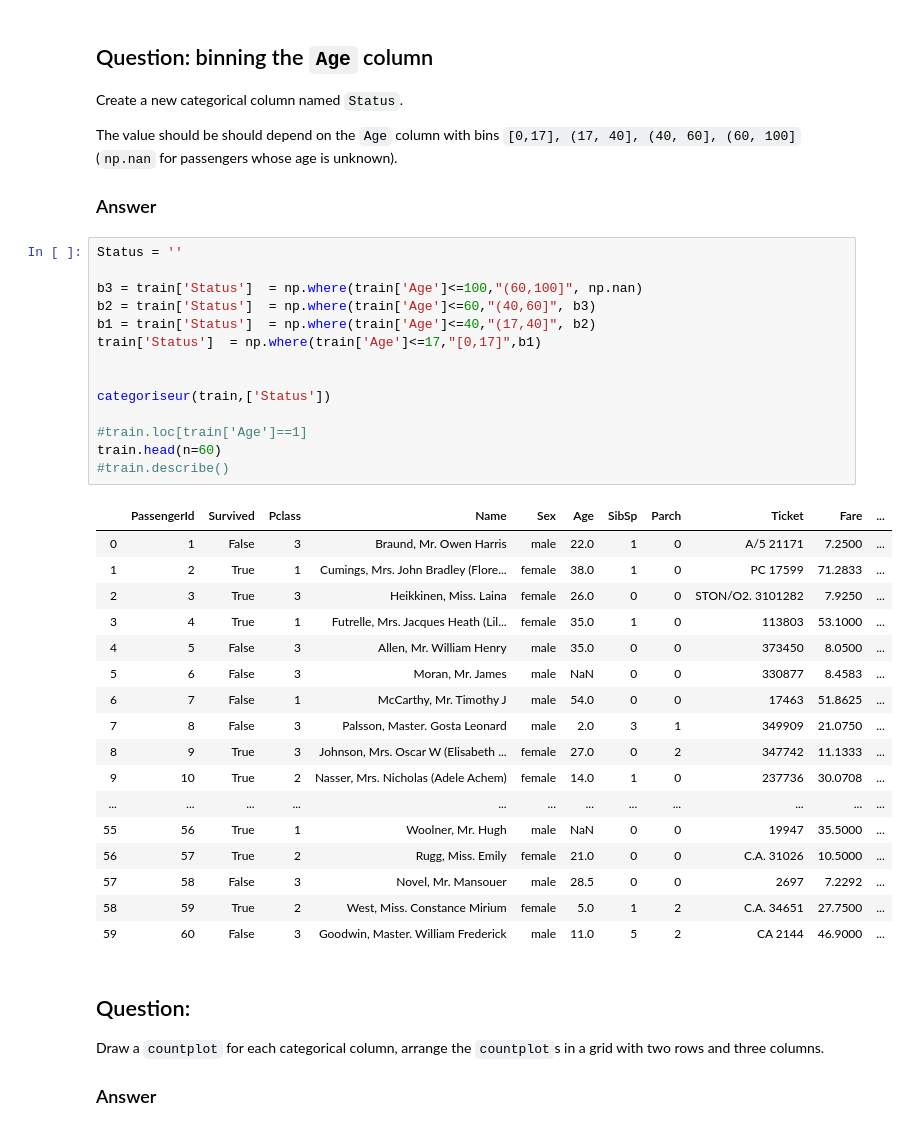
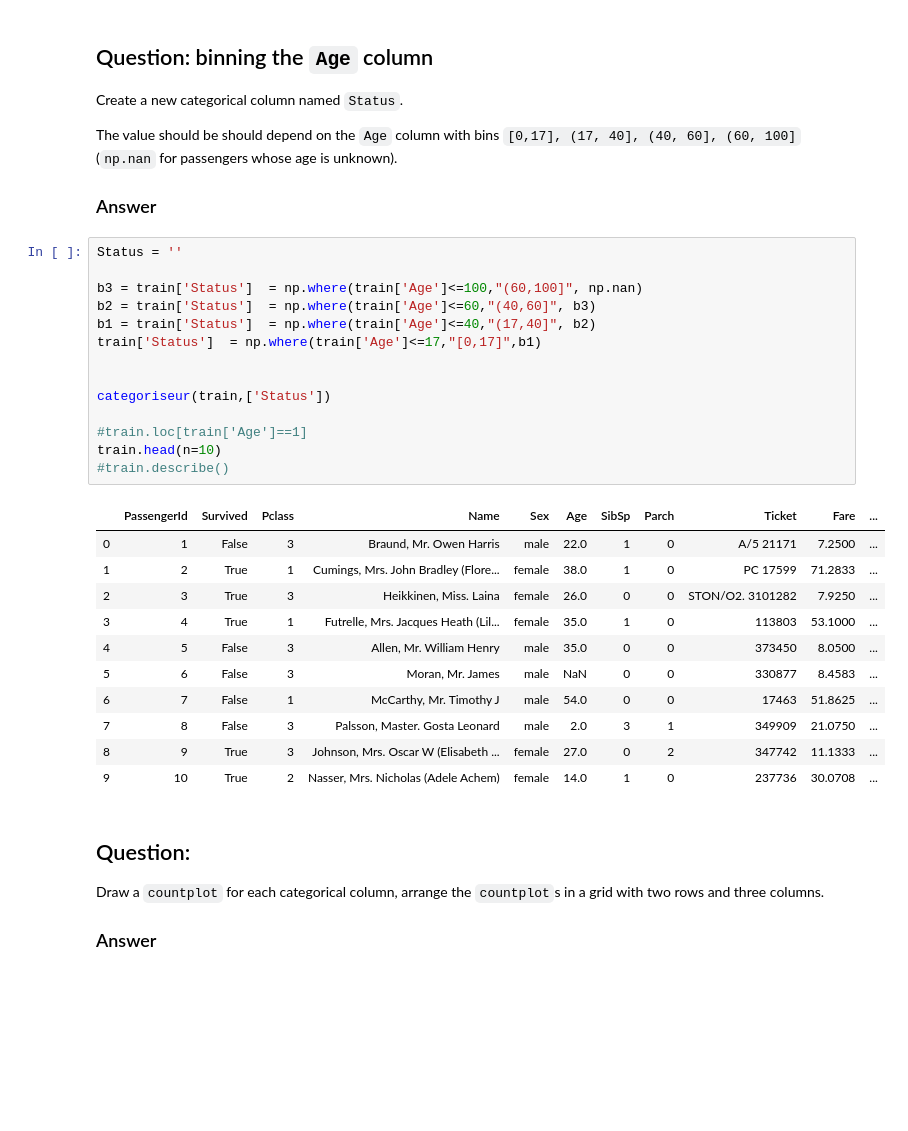
Before and after one commit to idardo97/big_data, a Jupyter notebook: homework01.ipynb, the cells around one changed output. Saved outputs shown, nothing was run; the diff lists cells and outputs as text; blank space fills up the shorter version.

```diff
--- a/homework01.ipynb
+++ b/homework01.ipynb
@@ -345,35 +330,29 @@ column with bins  `[0,17], (17, 40], (40, 60], (60, 100]`
 # %%
 Status = ''
 
 b3 = train['Status']  = np.where(train['Age']<=100,"(60,100]", np.nan)
 b2 = train['Status']  = np.where(train['Age']<=60,"(40,60]", b3)
 b1 = train['Status']  = np.where(train['Age']<=40,"(17,40]", b2)
 train['Status']  = np.where(train['Age']<=17,"[0,17]",b1)
 
 
 categoriseur(train,['Status'])
 
 #train.loc[train['Age']==1]
-train.head(n=60)
+train.head(n=10)
 #train.describe()
 # %% [output]
 |  | PassengerId | Survived | Pclass | Name | Sex | Age | SibSp | Parch | Ticket | Fare | ... |
 | 0 | 1 | False | 3 | Braund, Mr. Owen Harris | male | 22.0 | 1 | 0 | A/5 21171 | 7.2500 | ... |
 | 1 | 2 | True | 1 | Cumings, Mrs. John Bradley (Flore... | female | 38.0 | 1 | 0 | PC 17599 | 71.2833 | ... |
 | 2 | 3 | True | 3 | Heikkinen, Miss. Laina | female | 26.0 | 0 | 0 | STON/O2. 3101282 | 7.9250 | ... |
 | 3 | 4 | True | 1 | Futrelle, Mrs. Jacques Heath (Lil... | female | 35.0 | 1 | 0 | 113803 | 53.1000 | ... |
 | 4 | 5 | False | 3 | Allen, Mr. William Henry | male | 35.0 | 0 | 0 | 373450 | 8.0500 | ... |
 | 5 | 6 | False | 3 | Moran, Mr. James | male | NaN | 0 | 0 | 330877 | 8.4583 | ... |
 | 6 | 7 | False | 1 | McCarthy, Mr. Timothy J | male | 54.0 | 0 | 0 | 17463 | 51.8625 | ... |
 | 7 | 8 | False | 3 | Palsson, Master. Gosta Leonard | male | 2.0 | 3 | 1 | 349909 | 21.0750 | ... |
 | 8 | 9 | True | 3 | Johnson, Mrs. Oscar W (Elisabeth ... | female | 27.0 | 0 | 2 | 347742 | 11.1333 | ... |
 | 9 | 10 | True | 2 | Nasser, Mrs. Nicholas (Adele Achem) | female | 14.0 | 1 | 0 | 237736 | 30.0708 | ... |
-| ... | ... | ... | ... | ... | ... | ... | ... | ... | ... | ... | ... |
-| 55 | 56 | True | 1 | Woolner, Mr. Hugh | male | NaN | 0 | 0 | 19947 | 35.5000 | ... |
-| 56 | 57 | True | 2 | Rugg, Miss. Emily | female | 21.0 | 0 | 0 | C.A. 31026 | 10.5000 | ... |
-| 57 | 58 | False | 3 | Novel, Mr. Mansouer | male | 28.5 | 0 | 0 | 2697 | 7.2292 | ... |
-| 58 | 59 | True | 2 | West, Miss. Constance Mirium | female | 5.0 | 1 | 2 | C.A. 34651 | 27.7500 | ... |
-| 59 | 60 | False | 3 | Goodwin, Master. William Frederick | male | 11.0 | 5 | 2 | CA 2144 | 46.9000 | ... |
 # %% [markdown]
 
 ## Question:
```
Also changed, not shown: parts of 25 cells of this notebook.
